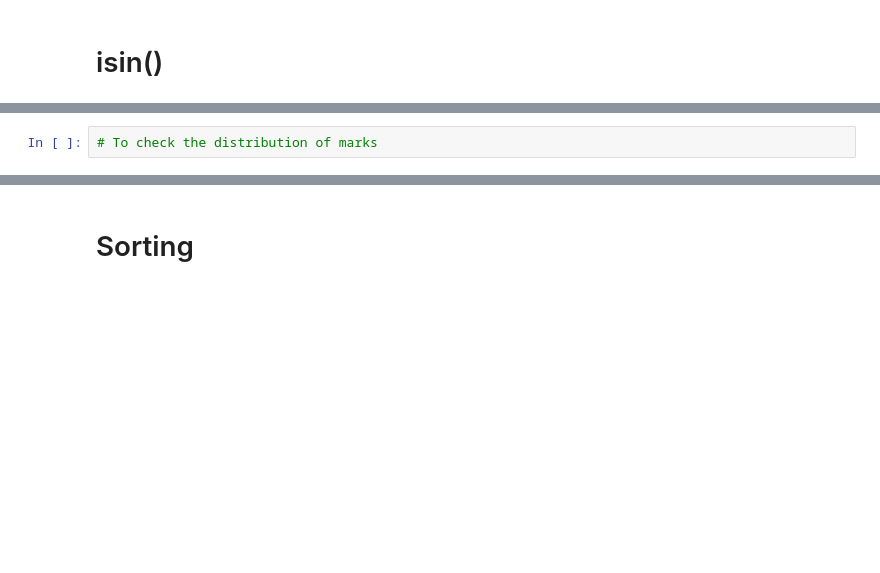
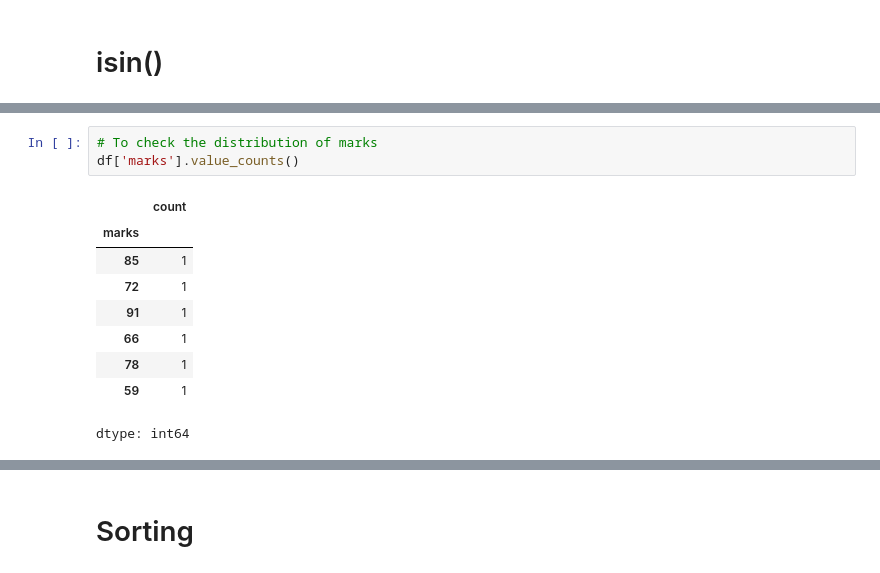
Before and after one commit to Sru-j/daily_lab_activities, a Jupyter notebook: pandas_dataframeII_S.ipynb, the cells around one changed output, grey strips where cells are left out. Saved outputs shown, nothing was run; the diff lists cells and outputs as text; blank space fills up the shorter version.

```diff
--- a/pandas_dataframeII_S.ipynb
+++ b/pandas_dataframeII_S.ipynb
@@ -304,5 +310,16 @@ df['program'].value_counts().plot(kind='bar')
 # %%
 # To check the distribution of marks
+df['marks'].value_counts()
+# %% [output]
+|  | count |
+| marks |  |
+| 85 | 1 |
+| 72 | 1 |
+| 91 | 1 |
+| 66 | 1 |
+| 78 | 1 |
+| 59 | 1 |
+dtype: int64
 # %%
 df['marks'].plot(kind='box')
 # %% [output]
```
Also changed, not shown: parts of 5 cells of this notebook.
